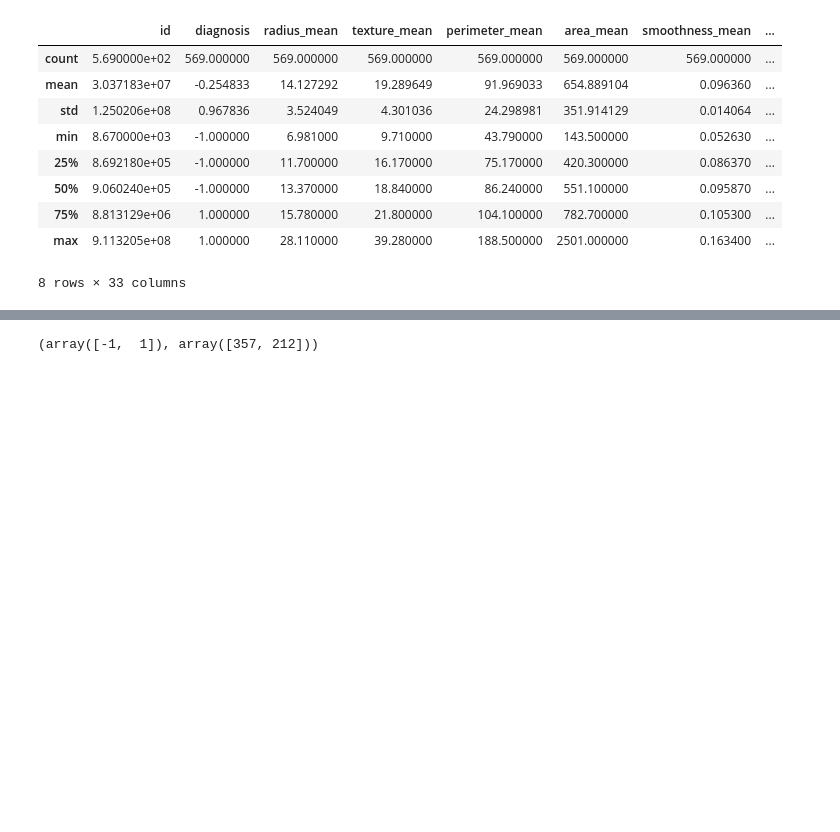
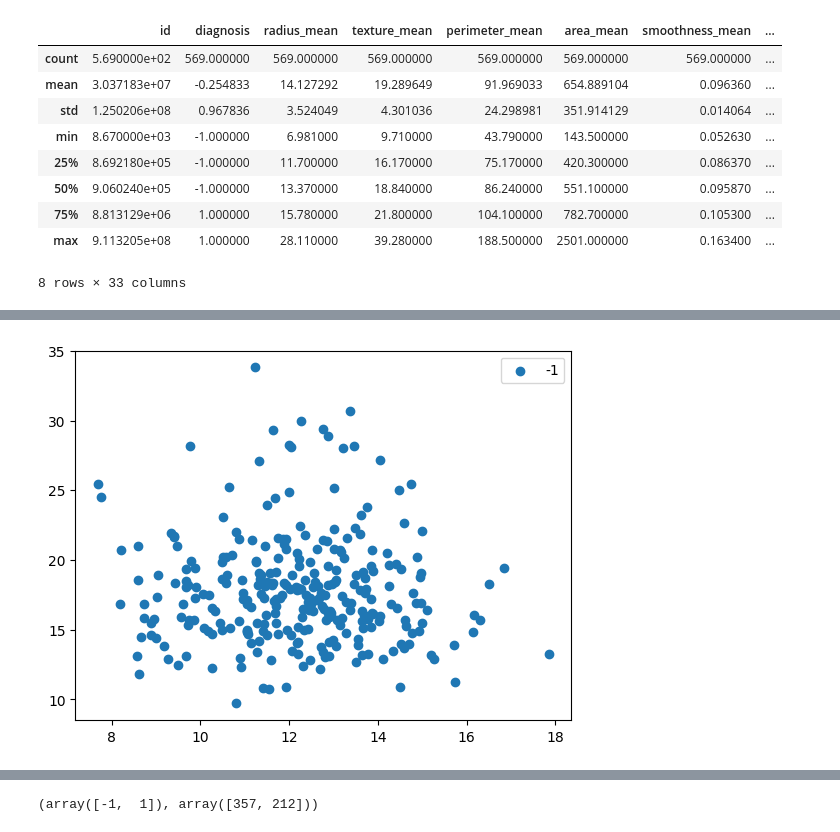
Before and after one commit to gitbhusalhubpramish/svm-brest-cancer-dataset, a Jupyter notebook: notebookeacece816f.ipynb, the cells around one changed output, grey strips where cells are left out. Cells and saved outputs as stored; diff of their text form; code cells hidden in the pictures; blank space fills up the shorter version.

```diff
--- a/notebookeacece816f.ipynb
+++ b/notebookeacece816f.ipynb
@@ -117,0 +149,7 @@ plt.show()
+# %%
+# plt.scatter(xtrain[ytrain==1].iloc[:,0],xtrain[ytrain==1].iloc[:,1], label="+1")
+plt.scatter(xtrain[ytrain==-1].iloc[:,0],xtrain[ytrain==-1].iloc[:,1], label="-1")
+plt.legend()
+plt.show()
+# %% [output]
+[figure, added]
```
Also changed, not shown: parts of 13 cells of this notebook.
